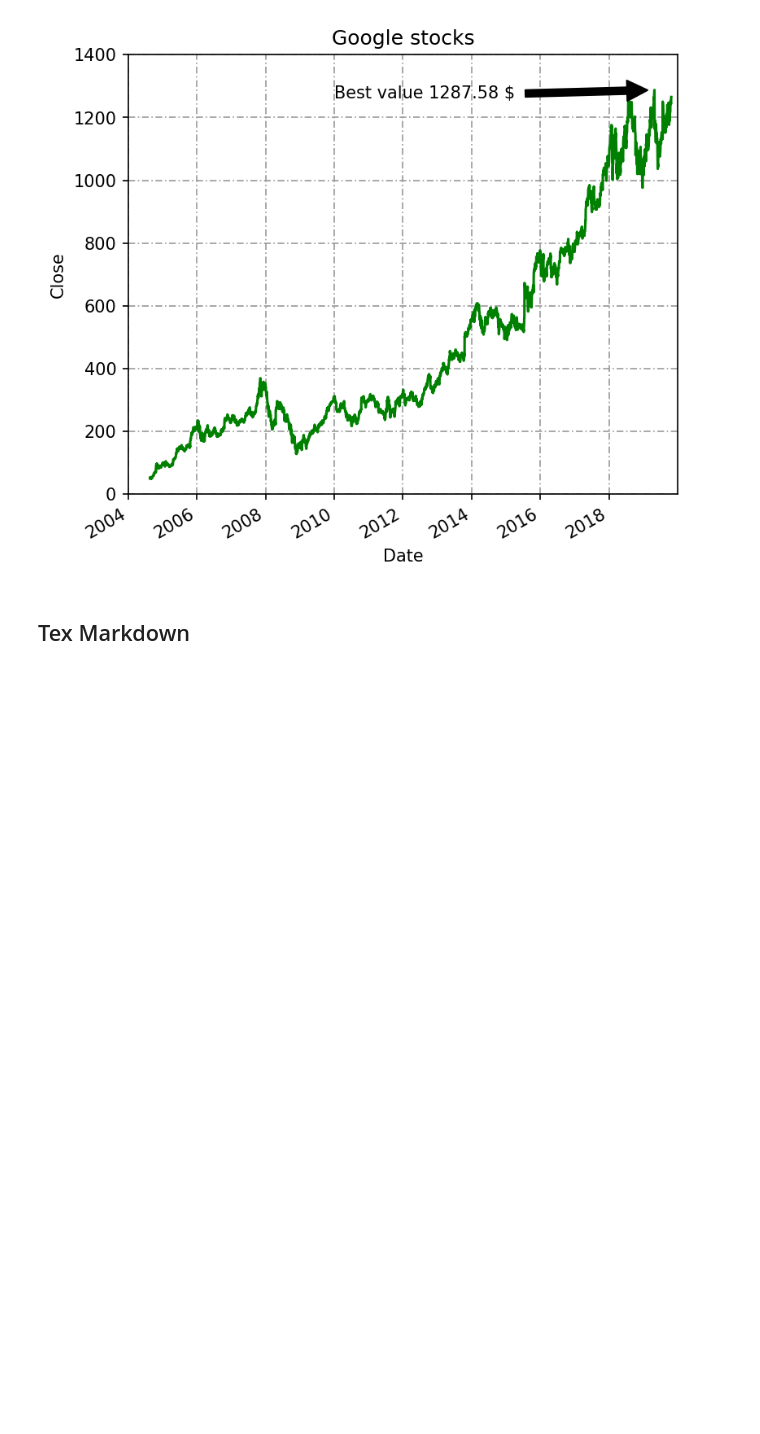
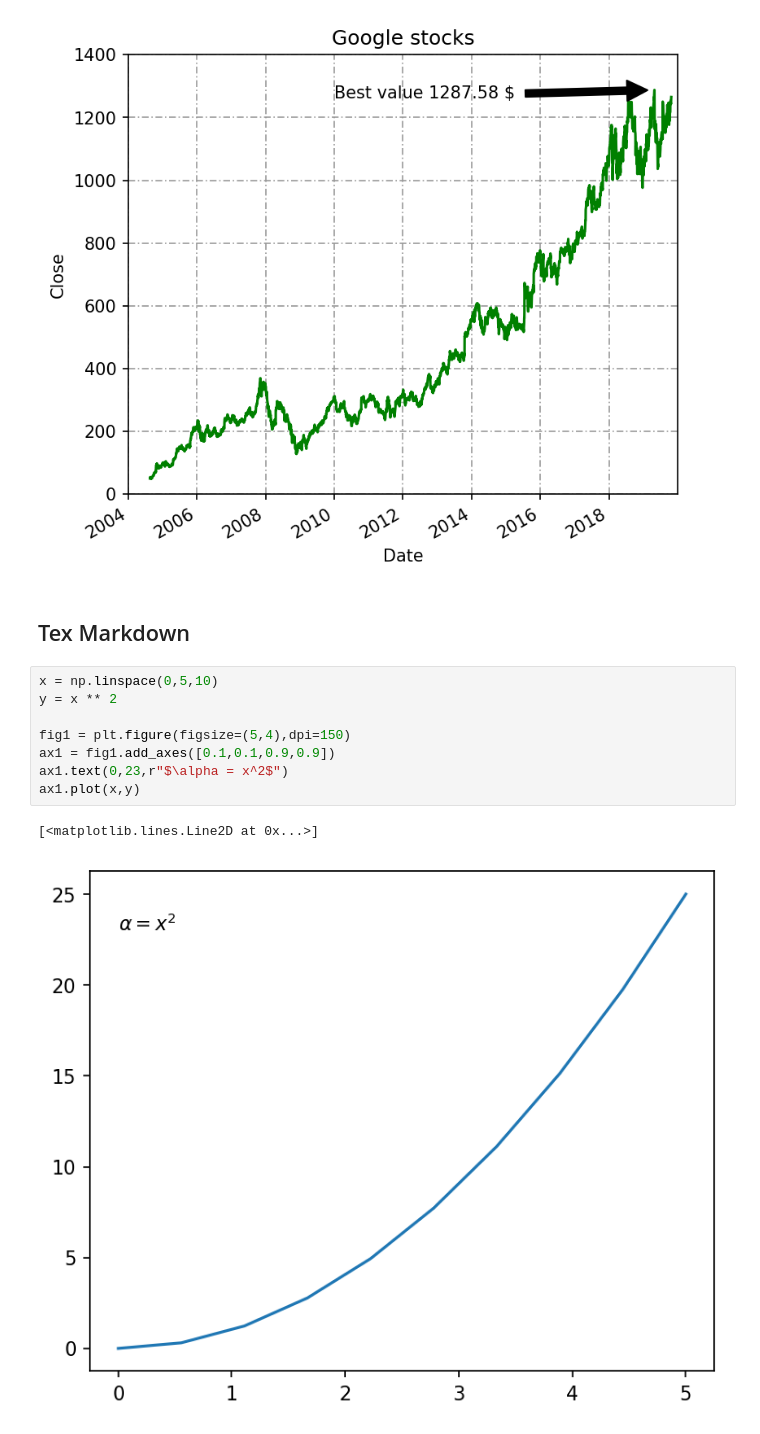
Before and after one commit to fdalforno/basic_course, a Jupyter notebook: 04 - Matplotlib.ipynb, the cells around one changed output. Cells and saved outputs as stored; diff of their text form; blank space fills up the shorter version.

```diff
--- a/04 - Matplotlib.ipynb
+++ b/04 - Matplotlib.ipynb
@@ -134,3 +134,14 @@ Text(2010-01-01, 1260, 'Best value 1287.58 $')
 [figure]
 # %% [markdown]
 ## Tex Markdown
+# %%
+x = np.linspace(0,5,10)
+y = x ** 2
+
+fig1 = plt.figure(figsize=(5,4),dpi=150)
+ax1 = fig1.add_axes([0.1,0.1,0.9,0.9])
+ax1.text(0,23,r"$\alpha = x^2$")
+ax1.plot(x,y)
+# %% [output]
+[<matplotlib.lines.Line2D at 0x...>]
+[figure, added]
```
Also changed, not shown: parts of 21 cells of this notebook, 9 other files.
